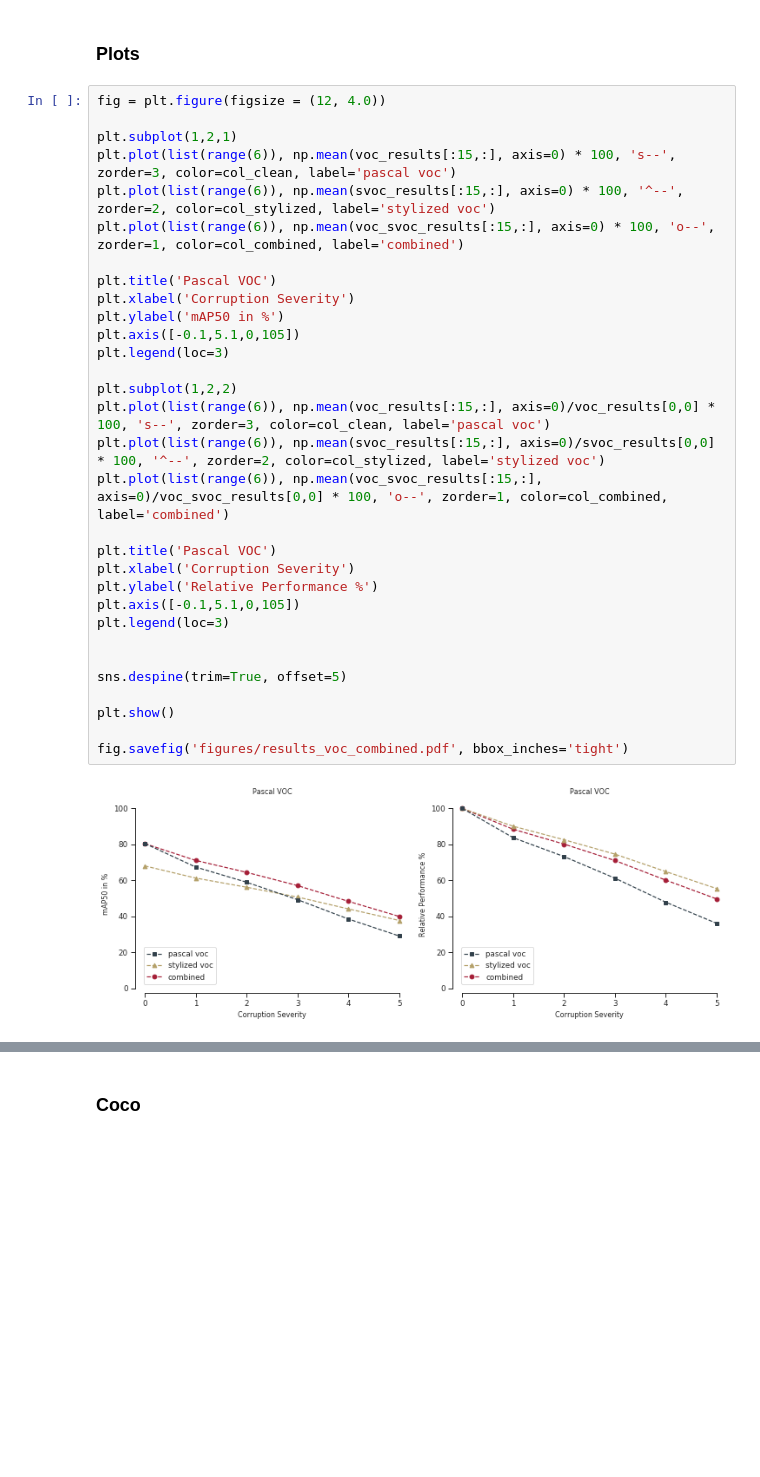
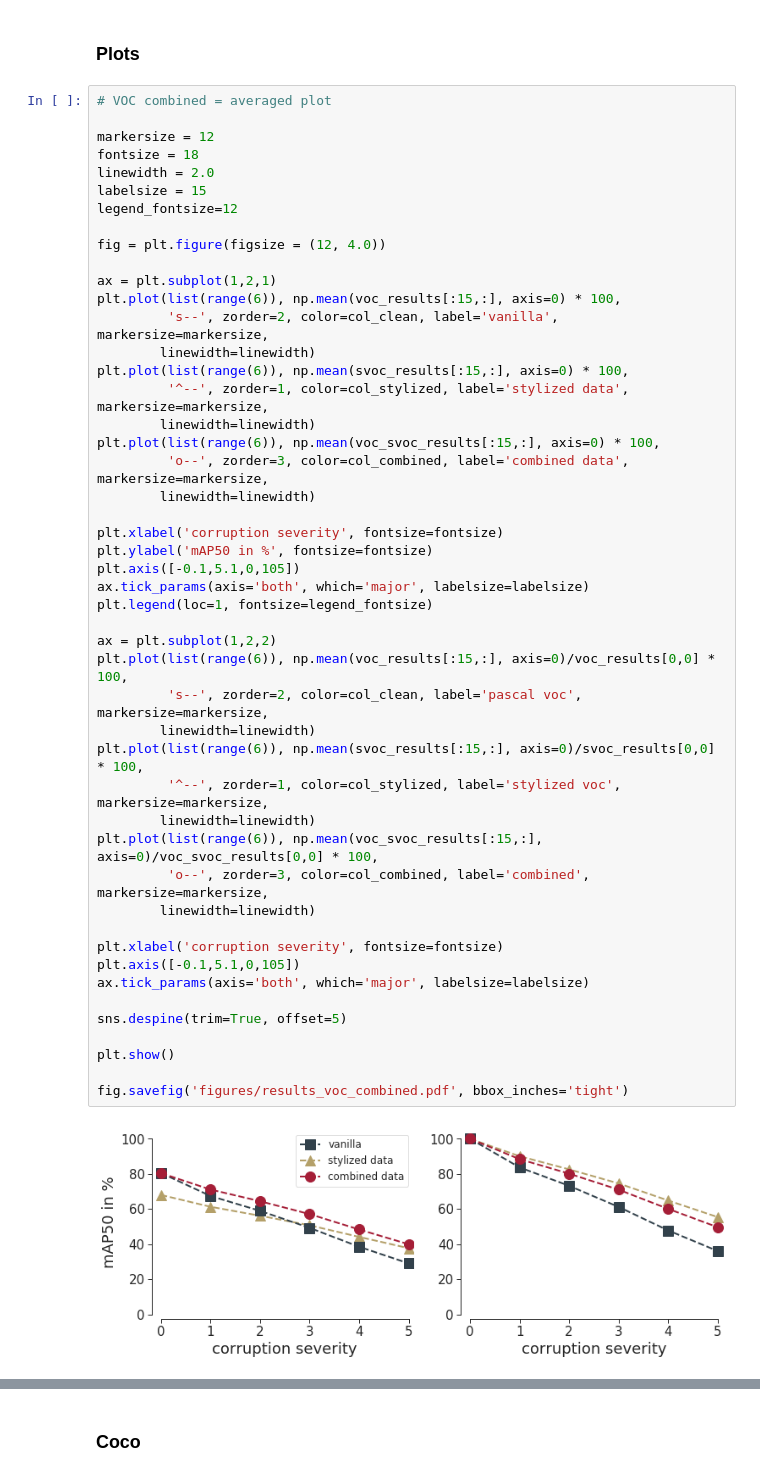
Before and after one commit to bethgelab/robust-detection-benchmark, a Jupyter notebook: plots/plots.ipynb, the cells around one changed output, grey strips where cells are left out. Drawn from its saved outputs; the diff is of its cells as text; blank space fills up the shorter version.

```diff
--- a/plots/plots.ipynb
+++ b/plots/plots.ipynb
@@ -84,35 +90,52 @@ print(np.mean(voc_results[:15,1:])/voc_results[0,0],
 # %% [markdown]
 ### Plots
 # %%
+# VOC combined = averaged plot
+
+markersize = 12
+fontsize = 18
+linewidth = 2.0
+labelsize = 15
+legend_fontsize=12
+
 fig = plt.figure(figsize = (12, 4.0))
 
-plt.subplot(1,2,1)
-plt.plot(list(range(6)), np.mean(voc_results[:15,:], axis=0) * 100, 's--', zorder=3, color=col_clean, label='pascal voc')
-plt.plot(list(range(6)), np.mean(svoc_results[:15,:], axis=0) * 100, '^--', zorder=2, color=col_stylized, label='stylized voc')
-plt.plot(list(range(6)), np.mean(voc_svoc_results[:15,:], axis=0) * 100, 'o--', zorder=1, color=col_combined, label='combined')
+ax = plt.subplot(1,2,1)
+plt.plot(list(range(6)), np.mean(voc_results[:15,:], axis=0) * 100,
+         's--', zorder=2, color=col_clean, label='vanilla', markersize=markersize,
+        linewidth=linewidth)
+plt.plot(list(range(6)), np.mean(svoc_results[:15,:], axis=0) * 100,
+         '^--', zorder=1, color=col_stylized, label='stylized data', markersize=markersize,
+        linewidth=linewidth)
+plt.plot(list(range(6)), np.mean(voc_svoc_results[:15,:], axis=0) * 100,
+         'o--', zorder=3, color=col_combined, label='combined data', markersize=markersize,
+        linewidth=linewidth)
 
-plt.title('Pascal VOC')
-plt.xlabel('Corruption Severity')
-plt.ylabel('mAP50 in %')
+plt.xlabel('corruption severity', fontsize=fontsize)
+plt.ylabel('mAP50 in %', fontsize=fontsize)
 plt.axis([-0.1,5.1,0,105])
-plt.legend(loc=3)
+ax.tick_params(axis='both', which='major', labelsize=labelsize)
+plt.legend(loc=1, fontsize=legend_fontsize)
 
-plt.subplot(1,2,2)
-plt.plot(list(range(6)), np.mean(voc_results[:15,:], axis=0)/voc_results[0,0] * 100, 's--', zorder=3, color=col_clean, label='pascal voc')
-plt.plot(list(range(6)), np.mean(svoc_results[:15,:], axis=0)/svoc_results[0,0] * 100, '^--', zorder=2, color=col_stylized, label='stylized voc')
-plt.plot(list(range(6)), np.mean(voc_svoc_results[:15,:], axis=0)/voc_svoc_results[0,0] * 100, 'o--', zorder=1, color=col_combined, label='combined')
+ax = plt.subplot(1,2,2)
+plt.plot(list(range(6)), np.mean(voc_results[:15,:], axis=0)/voc_results[0,0] * 100,
+         's--', zorder=2, color=col_clean, label='pascal voc', markersize=markersize,
+        linewidth=linewidth)
+plt.plot(list(range(6)), np.mean(svoc_results[:15,:], axis=0)/svoc_results[0,0] * 100,
+         '^--', zorder=1, color=col_stylized, label='stylized voc', markersize=markersize,
+        linewidth=linewidth)
+plt.plot(list(range(6)), np.mean(voc_svoc_results[:15,:], axis=0)/voc_svoc_results[0,0] * 100,
+         'o--', zorder=3, color=col_combined, label='combined', markersize=markersize,
+        linewidth=linewidth)
 
-plt.title('Pascal VOC')
-plt.xlabel('Corruption Severity')
-plt.ylabel('Relative Performance %')
+plt.xlabel('corruption severity', fontsize=fontsize)
 plt.axis([-0.1,5.1,0,105])
-plt.legend(loc=3)
-
+ax.tick_params(axis='both', which='major', labelsize=labelsize)
 
 sns.despine(trim=True, offset=5)
 
 plt.show()
 
 fig.savefig('figures/results_voc_combined.pdf', bbox_inches='tight')
 # %% [output]
-[figure, old version]
+[figure, new version]
```
Also changed, not shown: parts of 9 cells of this notebook, 4 other files.
